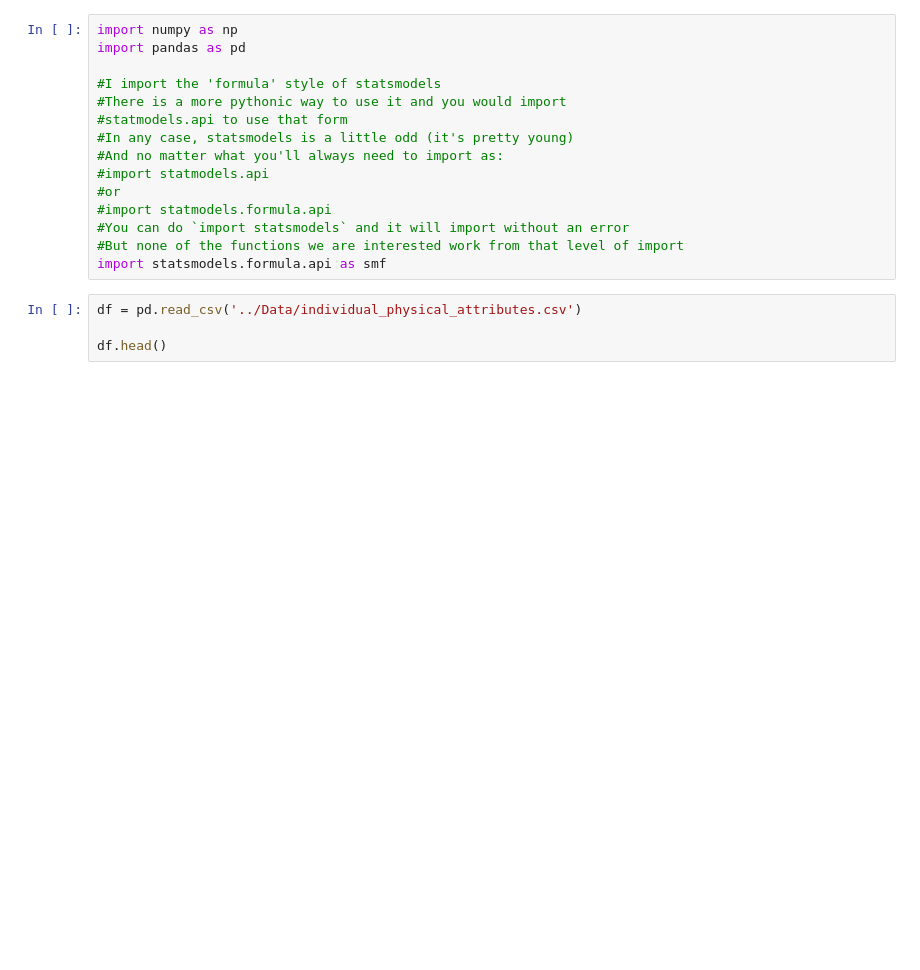
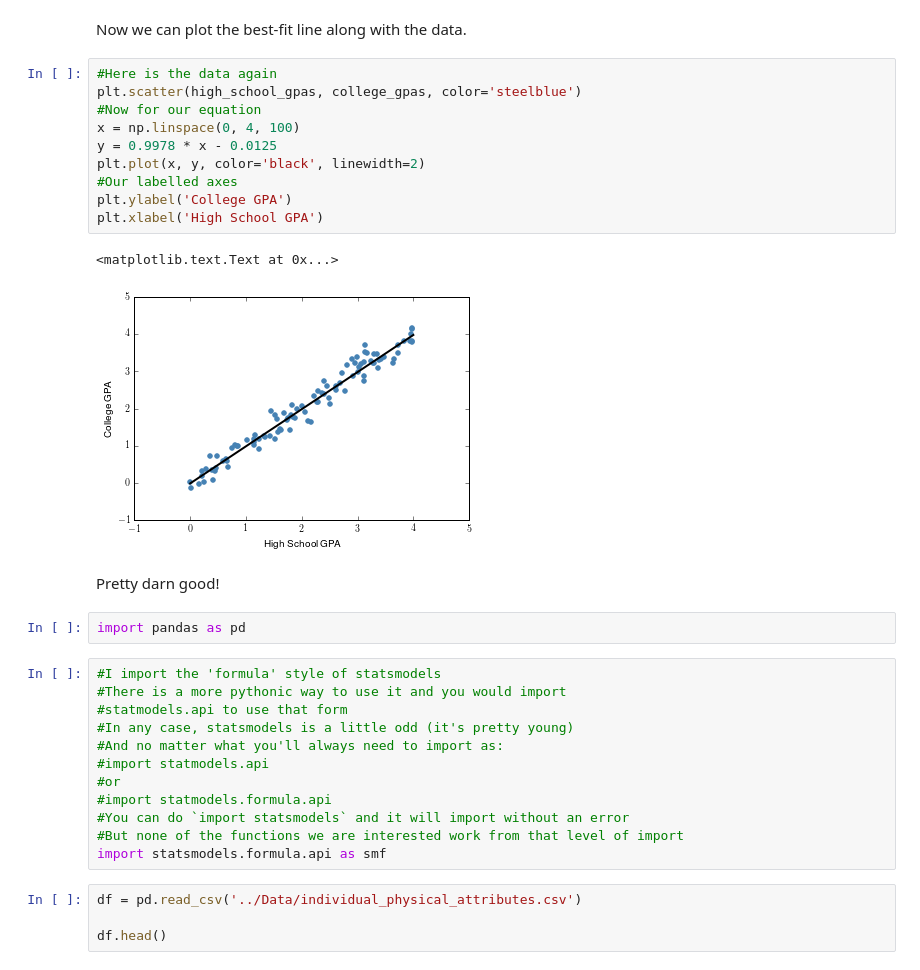
Before and after one commit to amarallab/Introduction-to-Python-Programming-and-Data-Science, a Jupyter notebook: Special-Topics/Statsmodels.ipynb, the cells around one changed output. Drawn from its saved outputs; the diff is of its cells as text; blank space fills up the shorter version.

```diff
--- a/Special-Topics/Statsmodels.ipynb
+++ b/Special-Topics/Statsmodels.ipynb
@@ -1,7 +66,23 @@
+# %% [markdown]
+Now we can plot the best-fit line along with the data.
+# %%
+#Here is the data again
+plt.scatter(high_school_gpas, college_gpas, color='steelblue')
+#Now for our equation
+x = np.linspace(0, 4, 100)
+y = 0.9978 * x - 0.0125
+plt.plot(x, y, color='black', linewidth=2)
+#Our labelled axes
+plt.ylabel('College GPA')
+plt.xlabel('High School GPA')
+# %% [output]
+<matplotlib.text.Text at 0x...>
+[figure, added]
+# %% [markdown]
+Pretty darn good!
+# %%
+import pandas as pd
 # %%
-import numpy as np
-import pandas as pd
-
 #I import the 'formula' style of statsmodels
 #There is a more pythonic way to use it and you would import
 #statmodels.api to use that form
```
Also changed, not shown: parts of 12 cells of this notebook, 2 other files.
